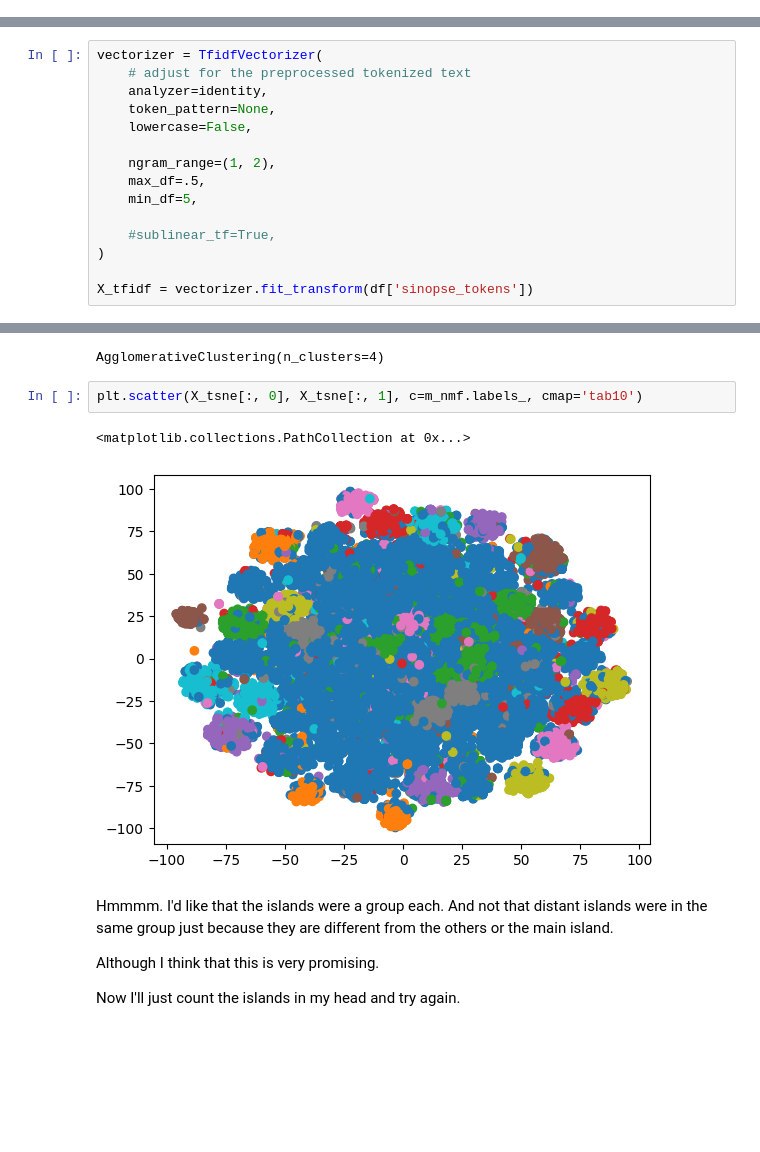
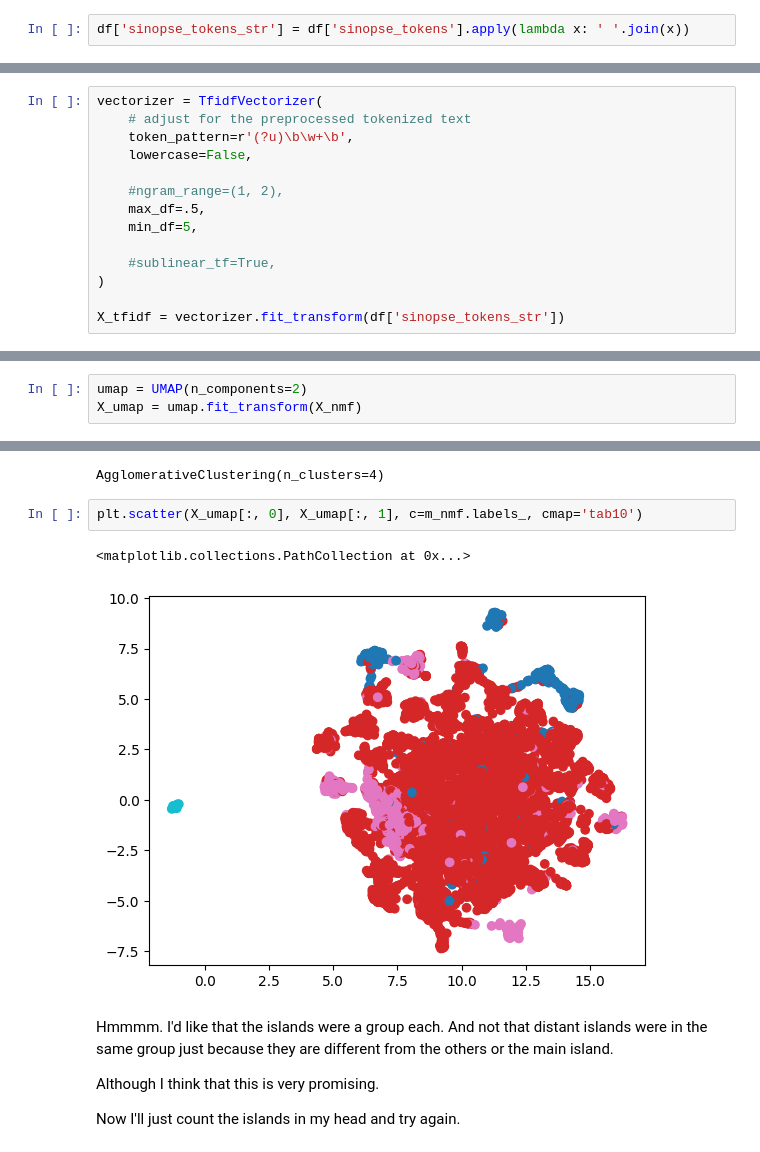
Before and after one commit to srjheam/ufes-cdados-movie-synopsis-clustering, a Jupyter notebook: main.ipynb, the cells around one changed output, grey strips where cells are left out. Saved outputs shown, nothing was run; the diff lists cells and outputs as text; blank space fills up the shorter version.

```diff
--- a/main.ipynb
+++ b/main.ipynb
@@ -327,6 +327,8 @@ Maybe removing the most popular movies or the least popular movies could be a go
 #df.shape
 # %% [markdown]
 It would reduce the number of movies in half, but the shape of the distribution would be the same so, again, I think this is not a good idea.
+# %%
+df['sinopse_tokens_str'] = df['sinopse_tokens'].apply(lambda x: ' '.join(x))
 # %% [markdown]
 ## Tf-idf vectorization
 # %%
@@ -338,18 +337,17 @@ def identity(x):
 # %%
 vectorizer = TfidfVectorizer(
     # adjust for the preprocessed tokenized text
-    analyzer=identity,
-    token_pattern=None,
+    token_pattern=r'(?u)\b\w+\b',
     lowercase=False,
 
-    ngram_range=(1, 2),
+    #ngram_range=(1, 2),
     max_df=.5,
     min_df=5,
 
     #sublinear_tf=True,
 )
 
-X_tfidf = vectorizer.fit_transform(df['sinopse_tokens'])
+X_tfidf = vectorizer.fit_transform(df['sinopse_tokens_str'])
 # %%
 feature_names = vectorizer.get_feature_names_out()
 
@@ -493 +488,4 @@ X_tsne = tsne.fit_transform(X_nmf)
+# %%
+umap = UMAP(n_components=2)
+X_umap = umap.fit_transform(X_nmf)
 # %%
@@ -604,10 +621,10 @@ m_nmf.fit(X_nmf)
 # %% [output]
 AgglomerativeClustering(n_clusters=4)
 # %%
-plt.scatter(X_tsne[:, 0], X_tsne[:, 1], c=m_nmf.labels_, cmap='tab10')
+plt.scatter(X_umap[:, 0], X_umap[:, 1], c=m_nmf.labels_, cmap='tab10')
 # %% [output]
 <matplotlib.collections.PathCollection at 0x...>
-[figure, old version]
+[figure, new version]
 # %% [markdown]
 Hmmmm. I'd like that the islands were a group each. And not that distant islands were in the same group just because they are different from the others or the main island.
 
```
Also changed, not shown: parts of 70 cells of this notebook, 1 other file.
